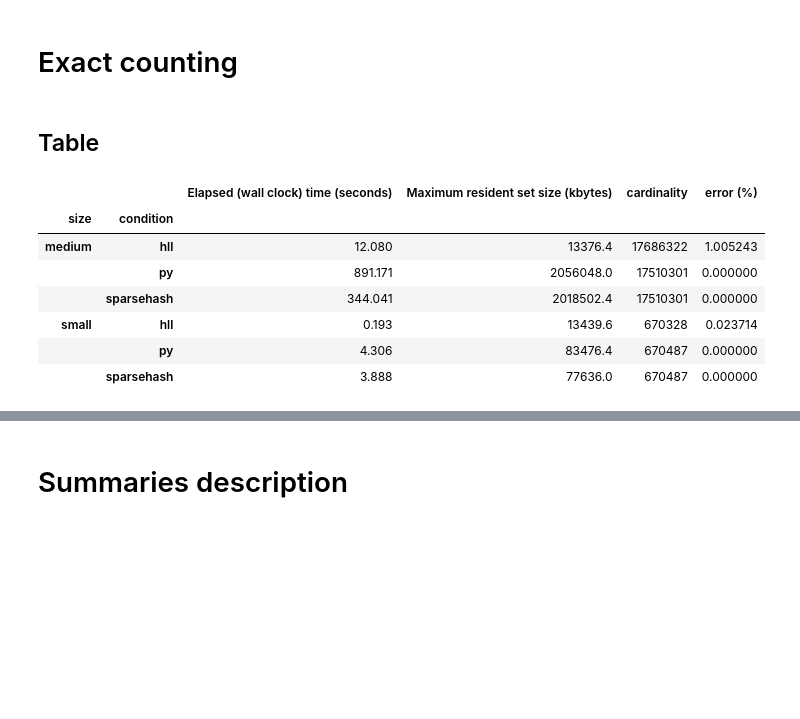
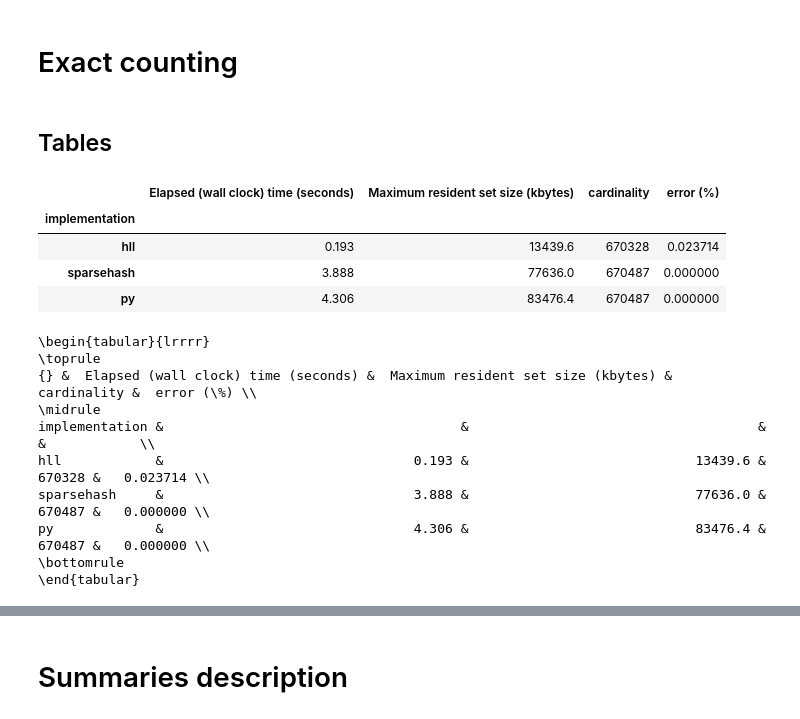
Before and after one commit to luizirber/2014-hll-counter, a Jupyter notebook: notebooks/Figures.ipynb, the cells around one changed output, grey strips where cells are left out. Saved outputs shown, nothing was run; the diff lists cells and outputs as text; code cells hidden in the pictures; blank space fills up the shorter version.

```diff
--- a/notebooks/Figures.ipynb
+++ b/notebooks/Figures.ipynb
@@ -104,28 +109,37 @@ summaries['medium'] = {
   'hll':        parse_exp('hll-medium', REPLICATES, threads=THREADS, dir='../benchmarks')
 }
 # %%
-final_df = pd.DataFrame()
+dfs = {}
 for size in ('small', 'medium'):
     df = pd.DataFrame()
     for src, summary in summaries[size].items():
         sr = summary[['Maximum resident set size (kbytes)', 'Elapsed (wall clock) time (seconds)']].mean()
-        sr['condition'] = src
+        sr['implementation'] = src
         sr['cardinality'] = n_unique_kmers[size][src]
         df = df.append(sr, ignore_index=True)
-    df['size'] = size
-    exact =  df[df['condition'] == 'sparsehash']['cardinality'].values[0]
+    exact =  df[df['implementation'] == 'sparsehash']['cardinality'].values[0]
     df['error (%)'] = abs((df['cardinality'] - exact) / exact) * 100
-    final_df = final_df.append(df, ignore_index=True)
+    dfs[size] = df.set_index('implementation')
 # %% [markdown]
-## Table
+## Tables
-# %%
-final_df.groupby(('size', 'condition')).first()
-# %% [output]
-|  |  | Elapsed (wall clock) time (seconds) | Maximum resident set size (kbytes) | cardinality | error (%) |
-| size | condition |  |  |  |  |
-| medium | hll | 12.080 | 13376.4 | 17686322 | 1.005243 |
-|  | py | 891.171 | 2056048.0 | 17510301 | 0.000000 |
-|  | sparsehash | 344.041 | 2018502.4 | 17510301 | 0.000000 |
-| small | hll | 0.193 | 13439.6 | 670328 | 0.023714 |
-|  | py | 4.306 | 83476.4 | 670487 | 0.000000 |
-|  | sparsehash | 3.888 | 77636.0 | 670487 | 0.000000 |
+# %%
+dfs['small'].sort('Elapsed (wall clock) time (seconds)')
+# %% [output]
+|  | Elapsed (wall clock) time (seconds) | Maximum resident set size (kbytes) | cardinality | error (%) |
+| implementation |  |  |  |  |
+| hll | 0.193 | 13439.6 | 670328 | 0.023714 |
+| sparsehash | 3.888 | 77636.0 | 670487 | 0.000000 |
+| py | 4.306 | 83476.4 | 670487 | 0.000000 |
+# %%
+print(dfs['small'].sort('Elapsed (wall clock) time (seconds)').to_latex())
+# %% [output]
+\begin{tabular}{lrrrr}
+\toprule
+{} &  Elapsed (wall clock) time (seconds) &  Maximum resident set size (kbytes) &  cardinality &  error (\%) \\
+\midrule
+implementation &                                      &                                     &              &            \\
+hll            &                                0.193 &                             13439.6 &       670328 &   0.023714 \\
+sparsehash     &                                3.888 &                             77636.0 &       670487 &   0.000000 \\
+py             &                                4.306 &                             83476.4 &       670487 &   0.000000 \\
+\bottomrule
+\end{tabular}
```
Also changed, not shown: parts of 17 cells of this notebook, 1 other file.
